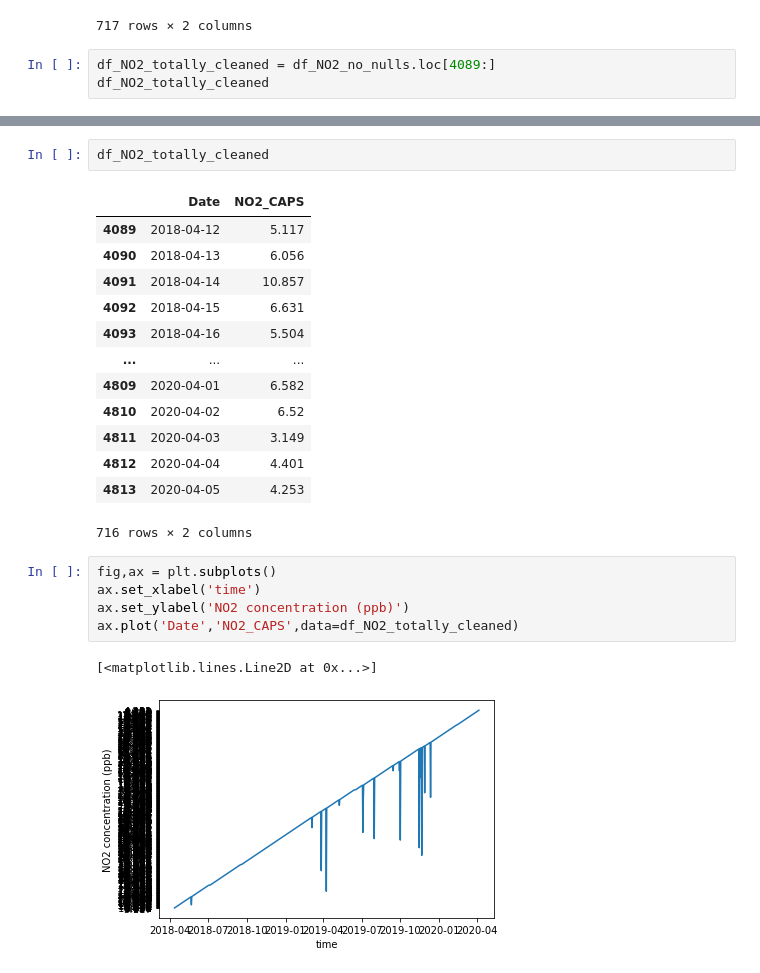
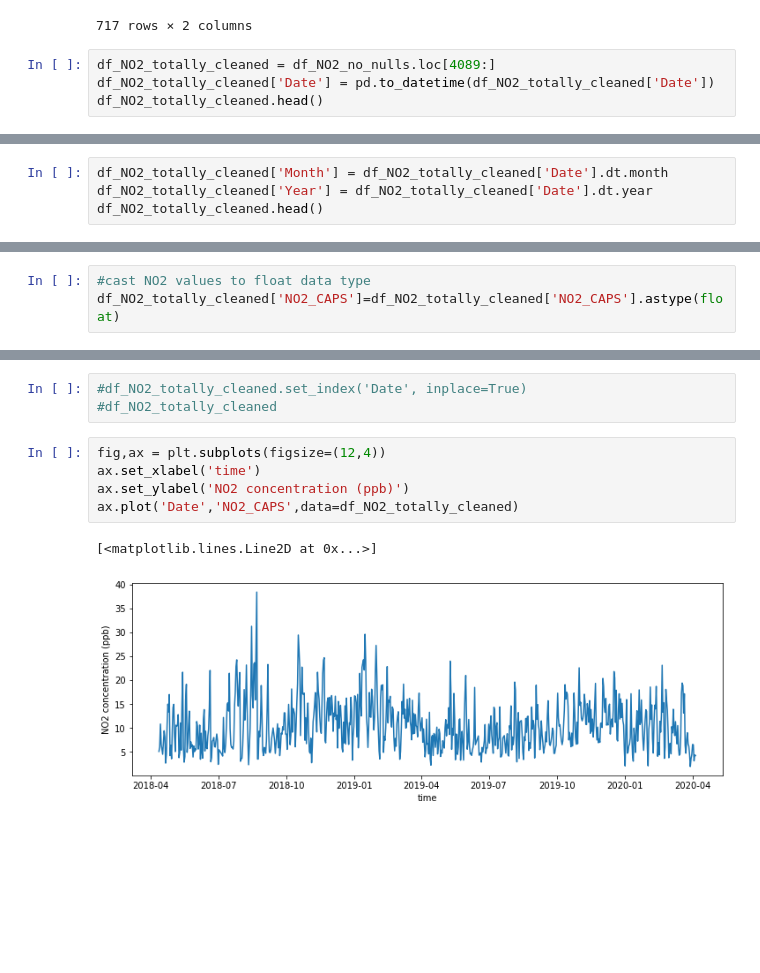
Before and after one commit to b-weintraub/social-distancing, a Jupyter notebook: EDA.ipynb, the cells around one changed output, grey strips where cells are left out. Saved outputs shown, nothing was run; the diff lists cells and outputs as text; blank space fills up the shorter version.

```diff
--- a/EDA.ipynb
+++ b/EDA.ipynb
@@ -142,5 +90,6 @@ df_NO2_no_nulls
 717 rows × 2 columns
 # %%
 df_NO2_totally_cleaned = df_NO2_no_nulls.loc[4089:]
-df_NO2_totally_cleaned
+df_NO2_totally_cleaned['Date'] = pd.to_datetime(df_NO2_totally_cleaned['Date'])
+df_NO2_totally_cleaned.head()
 # %% [output]
@@ -159,0 +106,4 @@ df_NO2_totally_cleaned
+# %%
+df_NO2_totally_cleaned['Month'] = df_NO2_totally_cleaned['Date'].dt.month
+df_NO2_totally_cleaned['Year'] = df_NO2_totally_cleaned['Date'].dt.year
+df_NO2_totally_cleaned.head()
@@ -159,0 +147,3 @@ df_NO2_totally_cleaned
+# %%
+#cast NO2 values to float data type
+df_NO2_totally_cleaned['NO2_CAPS']=df_NO2_totally_cleaned['NO2_CAPS'].astype(float)
@@ -191,24 +205,11 @@ Name: Date, Length: 716, dtype: int64
-# %%
-df_NO2_totally_cleaned
-# %% [output]
-|  | Date | NO2_CAPS |
-| 4089 | 2018-04-12 | 5.117 |
-| 4090 | 2018-04-13 | 6.056 |
-| 4091 | 2018-04-14 | 10.857 |
-| 4092 | 2018-04-15 | 6.631 |
-| 4093 | 2018-04-16 | 5.504 |
-| ... | ... | ... |
-| 4809 | 2020-04-01 | 6.582 |
-| 4810 | 2020-04-02 | 6.52 |
-| 4811 | 2020-04-03 | 3.149 |
-| 4812 | 2020-04-04 | 4.401 |
-| 4813 | 2020-04-05 | 4.253 |
-716 rows × 2 columns
+# %%
+#df_NO2_totally_cleaned.set_index('Date', inplace=True)
+#df_NO2_totally_cleaned
 # %%
-fig,ax = plt.subplots()
+fig,ax = plt.subplots(figsize=(12,4))
 ax.set_xlabel('time')
 ax.set_ylabel('NO2 concentration (ppb)')
 ax.plot('Date','NO2_CAPS',data=df_NO2_totally_cleaned)
 # %% [output]
 [<matplotlib.lines.Line2D at 0x...>]
-[figure, old version]
+[figure, new version]
```
Also changed, not shown: parts of 27 cells of this notebook.
